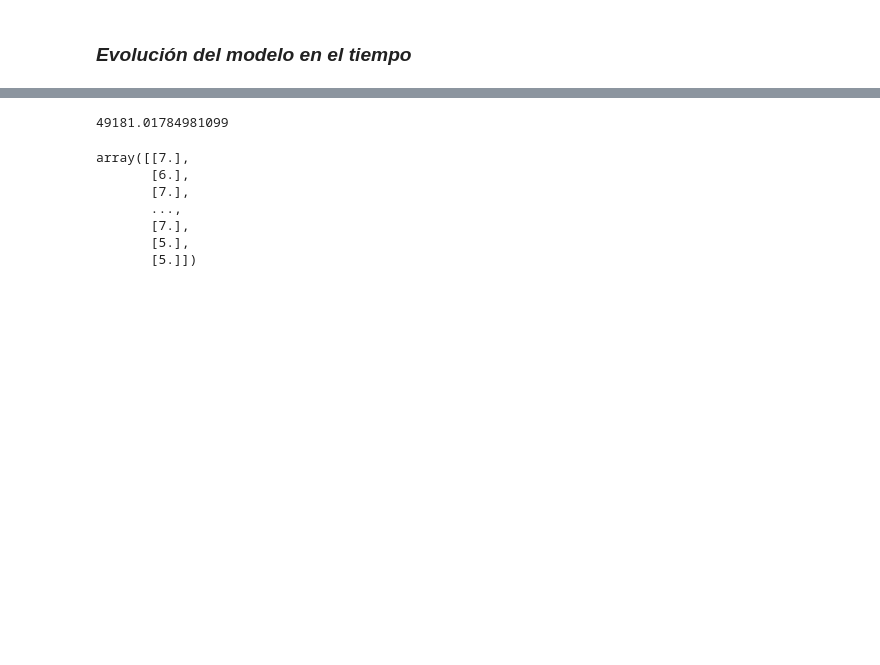
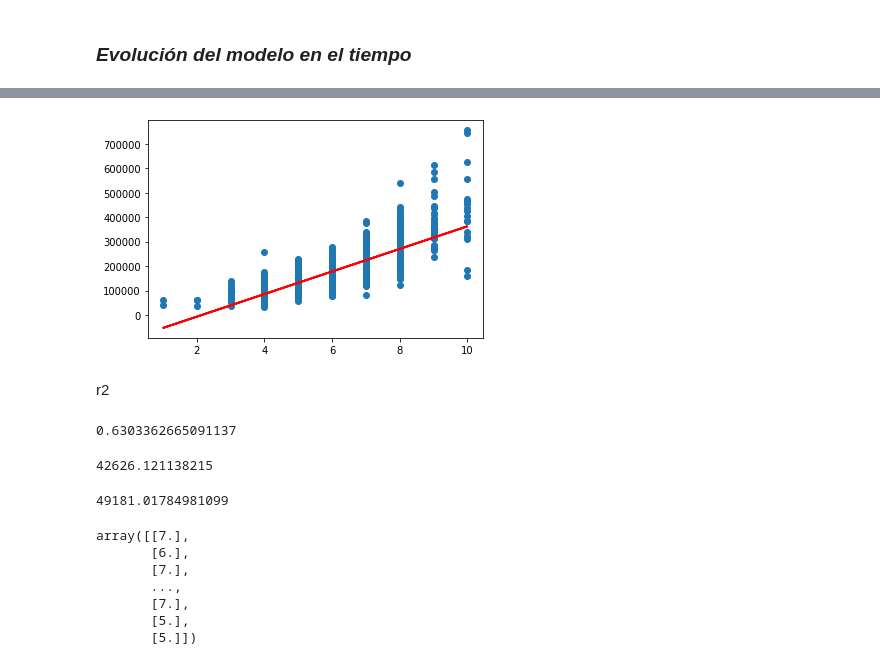
Before and after one commit to PaolaMG9/Ciencia-de-Datos-en-Python, a Jupyter notebook: PROYECTO.ipynb, the cells around one changed output, grey strips where cells are left out. Saved outputs shown, nothing was run; the diff lists cells and outputs as text; code cells hidden in the pictures; blank space fills up the shorter version.

```diff
--- a/PROYECTO.ipynb
+++ b/PROYECTO.ipynb
@@ -423,0 +362,8 @@ for index, valor in enumerate(b0Array):
+# %%
+X_sk = X.reshape(-1,1)
+Y_sk = Y.reshape(-1,1)
+# %%
+dataTrain, dataTest, dataTrain_Sales, dataTest_Sales = train_test_split(X_sk, Y_sk, test_size = 0.2, shuffle = True, random_state = 123)
+# %%
+lm_1= LinearRegression()
+lm_1.fit(dataTrain, dataTrain_Sales)
@@ -423,0 +380,3 @@ for index, valor in enumerate(b0Array):
+# %%
+Y_predict = lm_1.predict(dataTest)
+Y_predict
@@ -424,3 +401,24 @@ for index, valor in enumerate(b0Array):
+# %%
+plt.scatter(dataset['OverallQual'],dataset['SalePrice'])
+plt.plot(dataTrain, Y_predict, color = "red", linewidth = 2 )
+plt.show()
+# %% [output]
+[figure, added]
+# %% [markdown]
+r2
+# %%
+lm_1.score(dataTrain, dataTrain_Sales)
+# %% [output]
+0.6303362665091137
+# %%
+#RMSE
+from sklearn import metrics
+import math
+Y_predicts_test = lm_1.predict(dataTest)
+rmse = math.sqrt(metrics.mean_squared_error(dataTest_Sales, Y_predicts_test))
+rmse #comparar
+# %% [output]
+42626.121138215
 # %%
 #RMSE
 from sklearn import metrics
```
Also changed, not shown: parts of 11 cells of this notebook.
